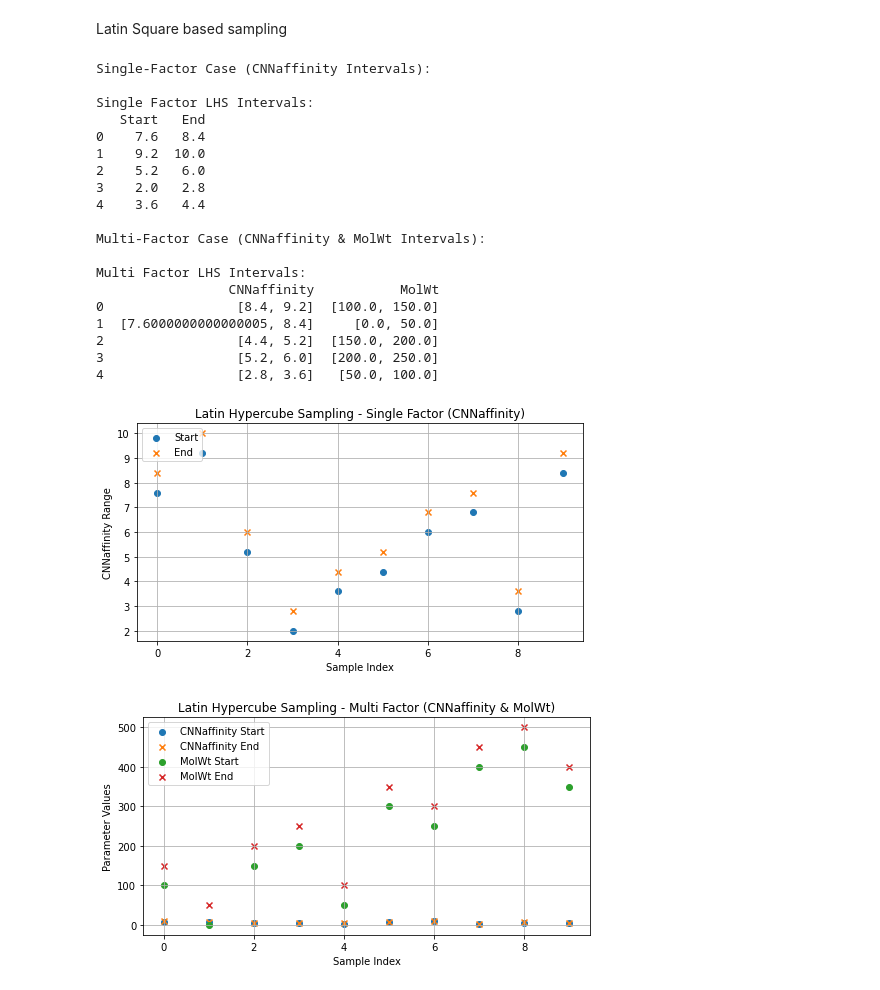
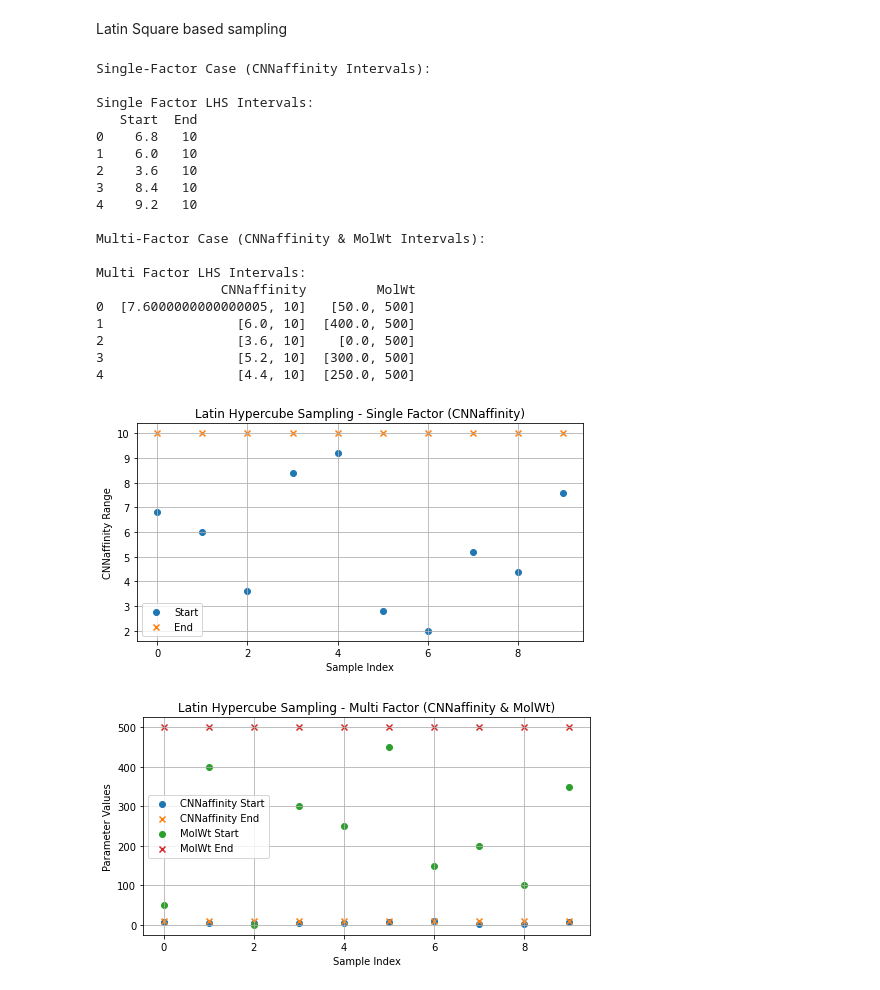
Before and after one commit to tirtharajdash/LMLFStar, a Jupyter notebook: unit_test.ipynb, the cells around one changed output. Saved outputs shown, nothing was run; the diff lists cells and outputs as text; code cells hidden in the pictures.

```diff
--- a/unit_test.ipynb
+++ b/unit_test.ipynb
@@ -177,8 +177,12 @@ multi_factor_ranges = {"CNNaffinity": [2, 10], "MolWt": [0, 500]}
 # Single-factor case: LHS sampling
 lhs_single = scipy.stats.qmc.LatinHypercube(d=1).random(n=s)
 single_quantiles = np.linspace(single_factor_range[0], single_factor_range[1], s + 1)
+# single_factor_intervals = [
+#     [single_quantiles[int(sample * s)], single_quantiles[int(sample * s) + 1]]
+#     for sample in lhs_single.flatten()
+# ]
 single_factor_intervals = [
-    [single_quantiles[int(sample * s)], single_quantiles[int(sample * s) + 1]]
+    [single_quantiles[int(sample * s)], single_factor_range[1]]
     for sample in lhs_single.flatten()
 ]
 
@@ -192,7 +196,7 @@ for sample in lhs_multi:
     for i, param in enumerate(multi_factor_ranges.keys()):
         quantiles = np.linspace(multi_factor_ranges[param][0], multi_factor_ranges[param][1], s + 1)
         index = int(sample[i] * s)
-        factor_intervals[param] = [quantiles[index], quantiles[index + 1]]
+        factor_intervals[param] = [quantiles[index], multi_factor_ranges[param][1]]
     multi_factor_intervals.append(factor_intervals)
 
 single_df = pd.DataFrame(single_factor_intervals, columns=["Start", "End"])
@@ -208,44 +212,44 @@ display_dataframe_to_user(name="Multi Factor LHS Intervals", dataframe=multi_df)
 plt.figure(figsize=(8, 4))
 plt.scatter(range(len(single_factor_intervals)), [x[0] for x in single_factor_intervals], label="Start", marker='o')
 plt.scatter(range(len(single_factor_intervals)), [x[1] for x in single_factor_intervals], label="End", marker='x')
 plt.xlabel("Sample Index")
 plt.ylabel("CNNaffinity Range")
 plt.title("Latin Hypercube Sampling - Single Factor (CNNaffinity)")
 plt.legend()
 plt.grid(True)
 plt.show()
 
 # Plot Multi-Factor Sampling
 plt.figure(figsize=(8, 4))
 for i, param in enumerate(multi_factor_ranges.keys()):
     plt.scatter(range(len(multi_factor_intervals)), [x[param][0] for x in multi_factor_intervals], label=f"{param} Start", marker='o')
     plt.scatter(range(len(multi_factor_intervals)), [x[param][1] for x in multi_factor_intervals], label=f"{param} End", marker='x')
 
 plt.xlabel("Sample Index")
 plt.ylabel("Parameter Values")
 plt.title("Latin Hypercube Sampling - Multi Factor (CNNaffinity & MolWt)")
 plt.legend()
 plt.grid(True)
 plt.show()
 # %% [output]
 Single-Factor Case (CNNaffinity Intervals):
 
 Single Factor LHS Intervals:
-   Start   End
-0    7.6   8.4
-1    9.2  10.0
-2    5.2   6.0
-3    2.0   2.8
-4    3.6   4.4
+   Start  End
+0    6.8   10
+1    6.0   10
+2    3.6   10
+3    8.4   10
+4    9.2   10
 
 Multi-Factor Case (CNNaffinity & MolWt Intervals):
 
 Multi Factor LHS Intervals:
-                 CNNaffinity           MolWt
-0                 [8.4, 9.2]  [100.0, 150.0]
-1  [7.6000000000000005, 8.4]     [0.0, 50.0]
-2                 [4.4, 5.2]  [150.0, 200.0]
-3                 [5.2, 6.0]  [200.0, 250.0]
-4                 [2.8, 3.6]   [50.0, 100.0]
+                CNNaffinity         MolWt
+0  [7.6000000000000005, 10]   [50.0, 500]
+1                 [6.0, 10]  [400.0, 500]
+2                 [3.6, 10]    [0.0, 500]
+3                 [5.2, 10]  [300.0, 500]
+4                 [4.4, 10]  [250.0, 500]
-[figure, old version]
+[figure, new version]
-[figure, old version]
+[figure, new version]
```
Also changed, not shown: parts of 1 cell of this notebook, 24 other files.
